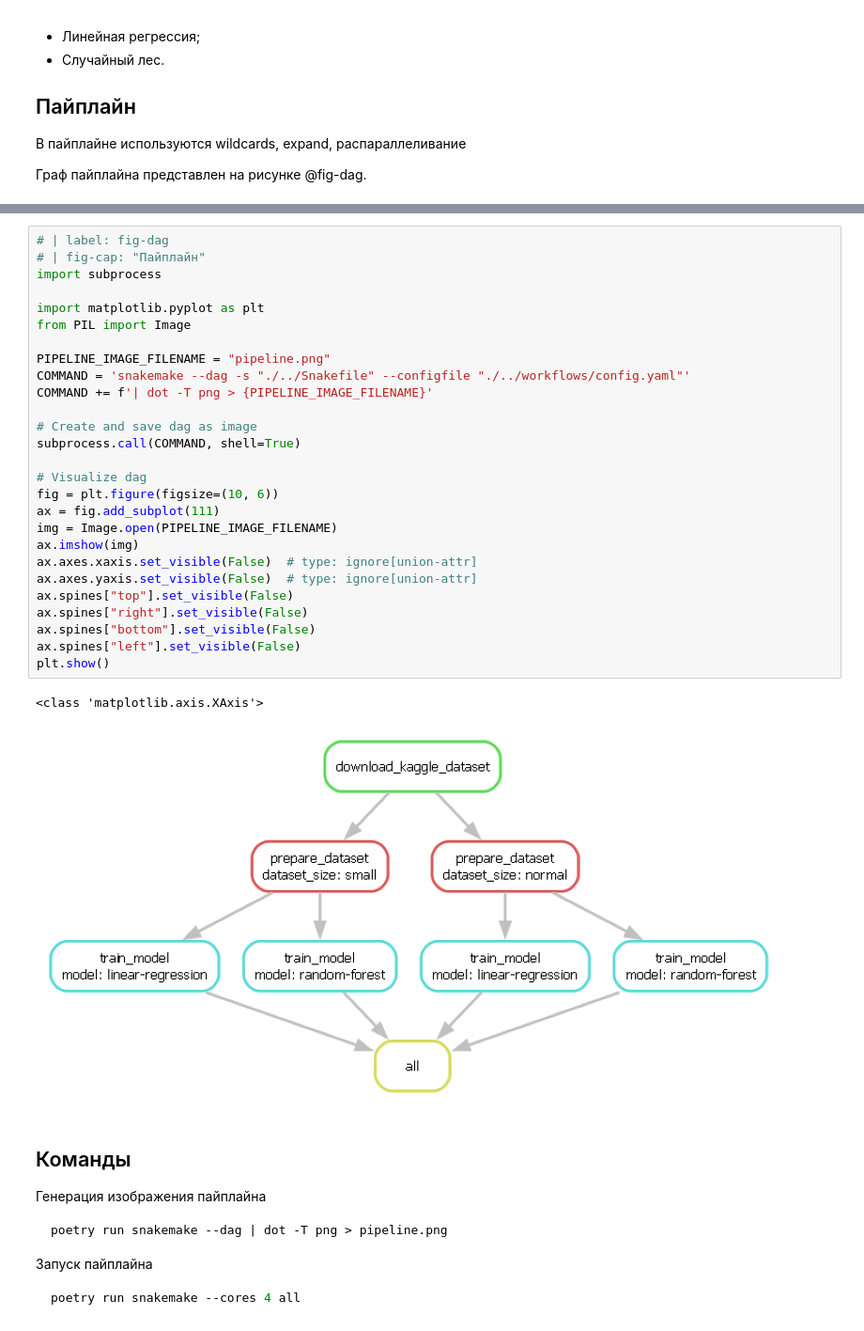
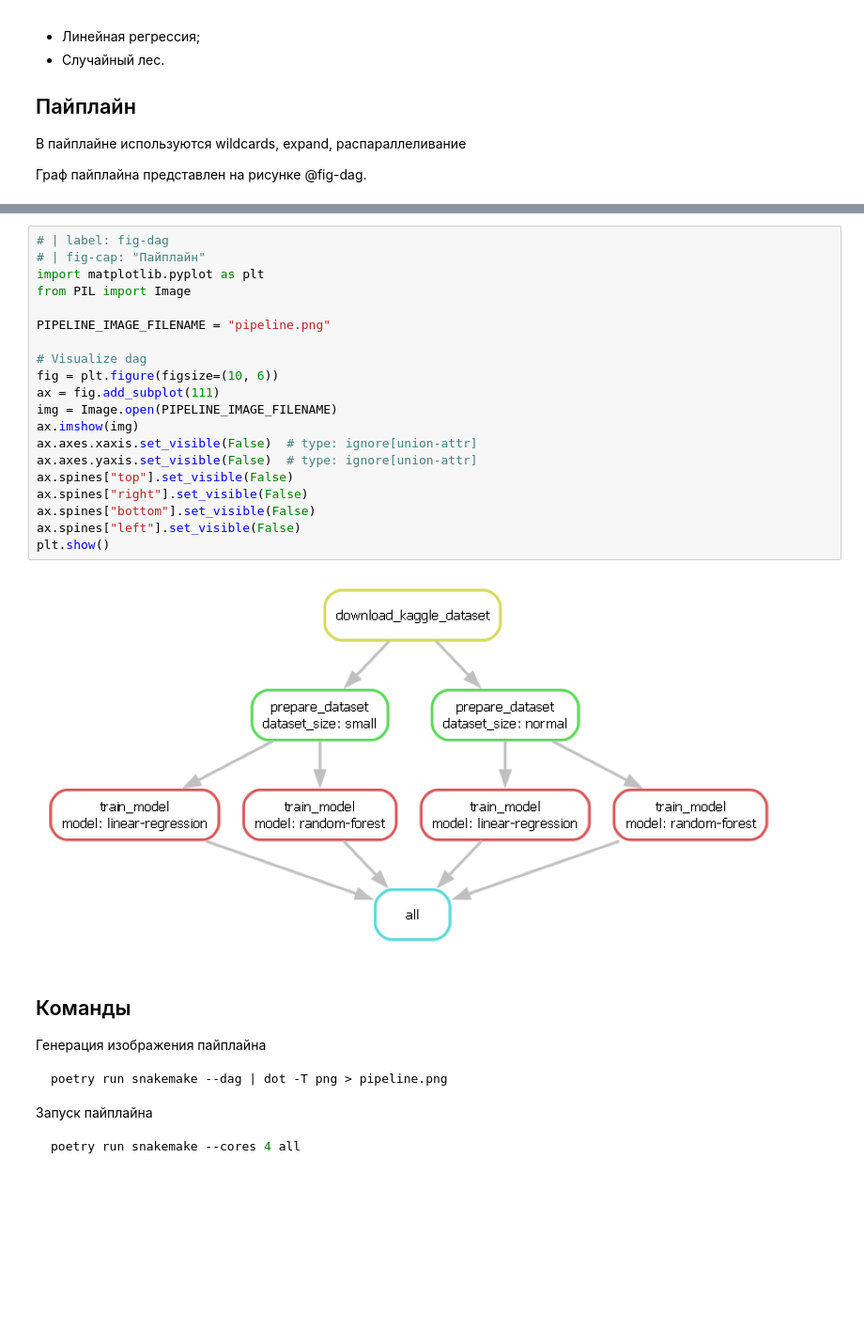
Before and after one commit to Daniil-Solo/MLOPS, a Jupyter notebook: notebooks/snake_make_workflow.ipynb, the cells around one changed output, grey strips where cells are left out. Shown at 94% size. Drawn from its saved outputs; the diff is of its cells as text; blank space fills up the shorter version.

Commit message:
correct creating dag image

```diff
--- a/notebooks/snake_make_workflow.ipynb
+++ b/notebooks/snake_make_workflow.ipynb
@@ -34,33 +38,25 @@ jupyter: python3
 # %%
 # | label: fig-dag
 # | fig-cap: "Пайплайн"
-import subprocess
-
 import matplotlib.pyplot as plt
 from PIL import Image
 
 PIPELINE_IMAGE_FILENAME = "pipeline.png"
-COMMAND = 'snakemake --dag -s "./../Snakefile" --configfile "./../workflows/config.yaml"'
-COMMAND += f'| dot -T png > {PIPELINE_IMAGE_FILENAME}'
-
-# Create and save dag as image
-subprocess.call(COMMAND, shell=True)
 
 # Visualize dag
 fig = plt.figure(figsize=(10, 6))
 ax = fig.add_subplot(111)
 img = Image.open(PIPELINE_IMAGE_FILENAME)
 ax.imshow(img)
 ax.axes.xaxis.set_visible(False)  # type: ignore[union-attr]
 ax.axes.yaxis.set_visible(False)  # type: ignore[union-attr]
 ax.spines["top"].set_visible(False)
 ax.spines["right"].set_visible(False)
 ax.spines["bottom"].set_visible(False)
 ax.spines["left"].set_visible(False)
 plt.show()
 # %% [output]
-<class 'matplotlib.axis.XAxis'>
-[figure, old version]
+[figure, new version]
 # %% [markdown]
 ## Команды
 Генерация изображения пайплайна
```
Also changed, not shown: parts of 1 cell of this notebook.
